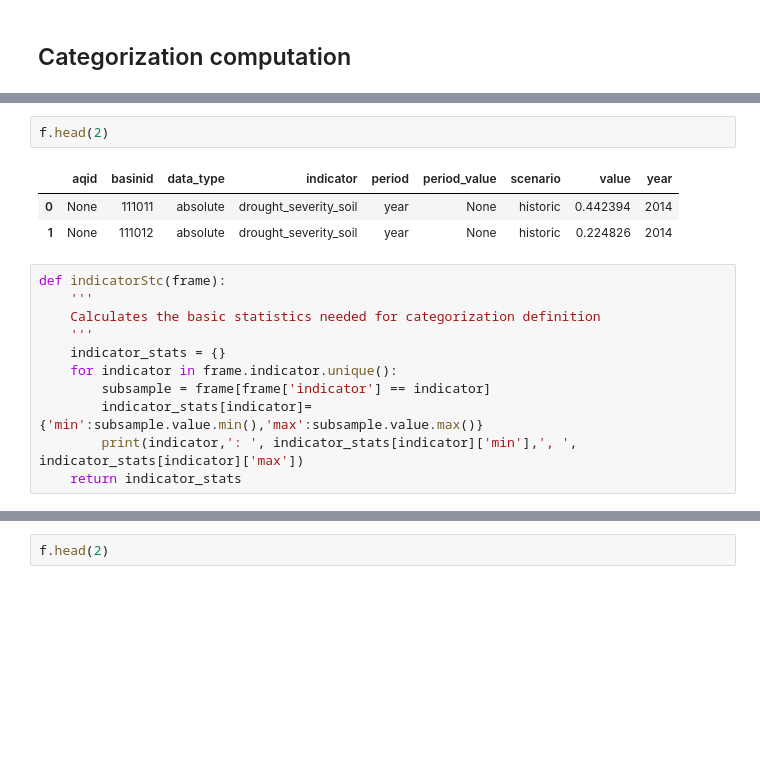
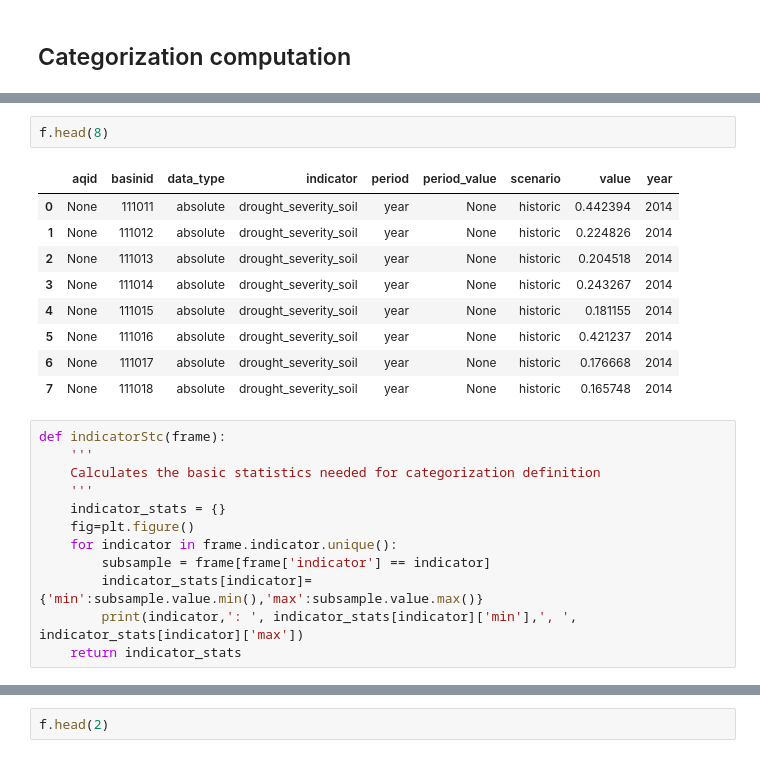
Before and after one commit to resource-watch/notebooks, a Jupyter notebook: Aqueduct/lab/water_risk_cleanup.ipynb, the cells around one changed output, grey strips where cells are left out. Saved outputs shown, nothing was run; the diff lists cells and outputs as text; blank space fills up the shorter version.

```diff
--- a/Aqueduct/lab/water_risk_cleanup.ipynb
+++ b/Aqueduct/lab/water_risk_cleanup.ipynb
@@ -475,17 +479,24 @@ print(f.shape)
 
 *where x is the raw value*
 # %%
-f.head(2)
+f.head(8)
 # %% [output]
 |  | aqid | basinid | data_type | indicator | period | period_value | scenario | value | year |
 | 0 | None | 111011 | absolute | drought_severity_soil | year | None | historic | 0.442394 | 2014 |
 | 1 | None | 111012 | absolute | drought_severity_soil | year | None | historic | 0.224826 | 2014 |
+| 2 | None | 111013 | absolute | drought_severity_soil | year | None | historic | 0.204518 | 2014 |
+| 3 | None | 111014 | absolute | drought_severity_soil | year | None | historic | 0.243267 | 2014 |
+| 4 | None | 111015 | absolute | drought_severity_soil | year | None | historic | 0.181155 | 2014 |
+| 5 | None | 111016 | absolute | drought_severity_soil | year | None | historic | 0.421237 | 2014 |
+| 6 | None | 111017 | absolute | drought_severity_soil | year | None | historic | 0.176668 | 2014 |
+| 7 | None | 111018 | absolute | drought_severity_soil | year | None | historic | 0.165748 | 2014 |
 # %%
 def indicatorStc(frame):
     '''
     Calculates the basic statistics needed for categorization definition
     '''
     indicator_stats = {}
+    fig=plt.figure()
     for indicator in frame.indicator.unique():
         subsample = frame[frame['indicator'] == indicator]
         indicator_stats[indicator]={'min':subsample.value.min(),'max':subsample.value.max()}
```
Also changed, not shown: parts of 8 cells of this notebook.
